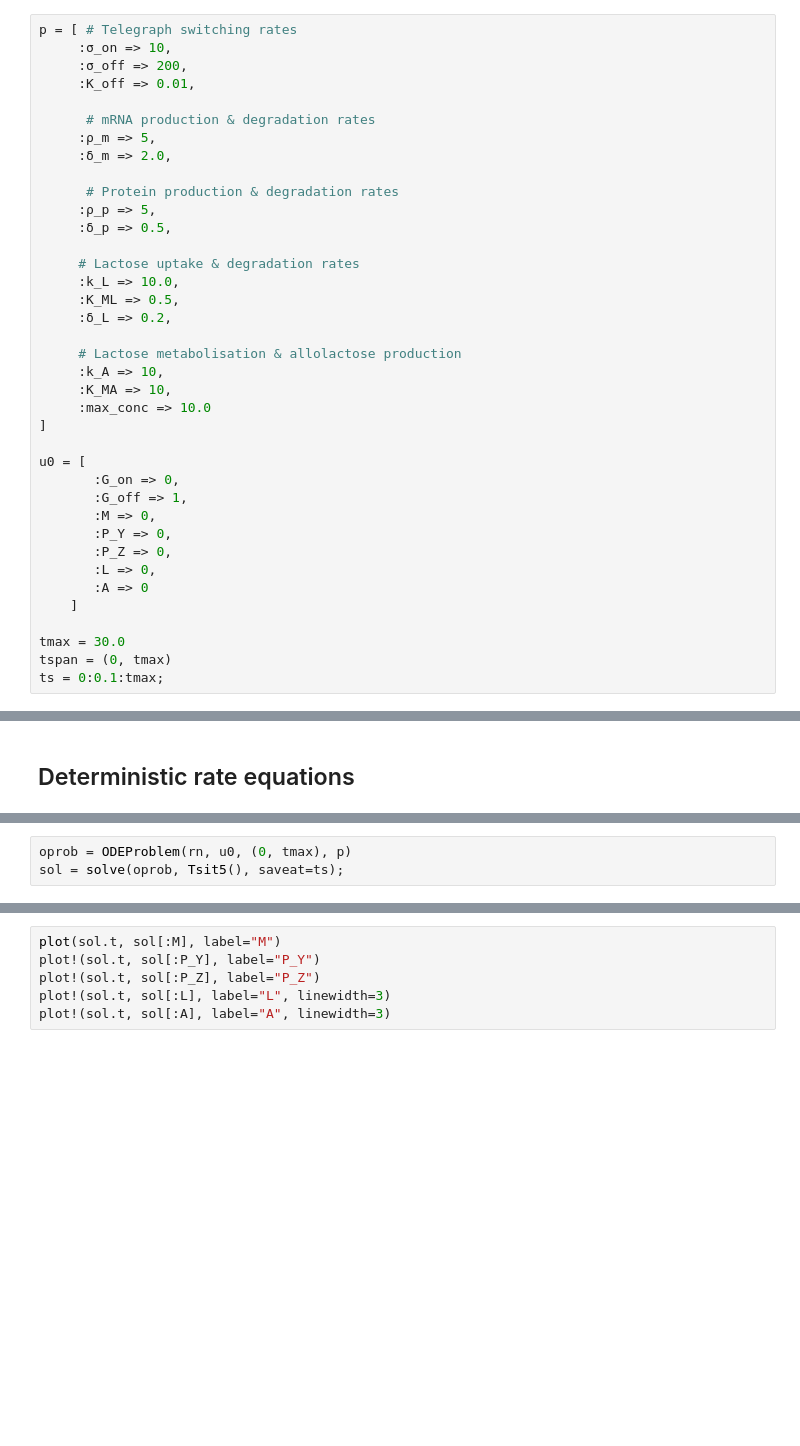
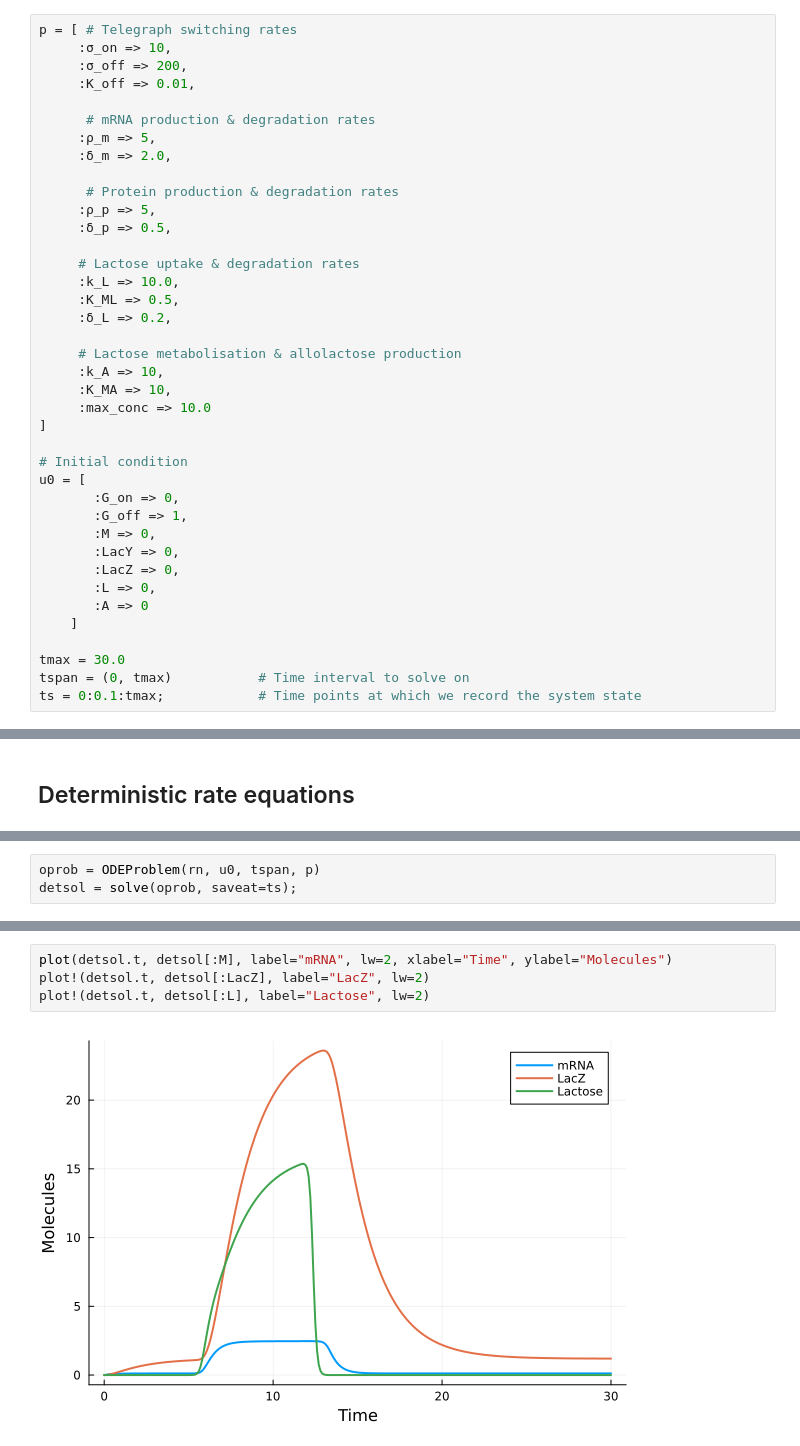
Before and after one commit to leham/StochasticSimulation_Bioinfo_Workshop, a Jupyter notebook: lac_operon.ipynb, the cells around one changed output, grey strips where cells are left out. Cells and saved outputs as stored; diff of their text form; blank space fills up the shorter version.

```diff
--- a/lac_operon.ipynb
+++ b/lac_operon.ipynb
@@ -67,16 +119,17 @@ p = [ # Telegraph switching rates
      :max_conc => 10.0
 ]
 
+# Initial condition
 u0 = [
        :G_on => 0,
        :G_off => 1,
        :M => 0,
-       :P_Y => 0,
-       :P_Z => 0,
+       :LacY => 0,
+       :LacZ => 0,
        :L => 0,
        :A => 0
     ]
 
 tmax = 30.0
-tspan = (0, tmax)
-ts = 0:0.1:tmax;
+tspan = (0, tmax)           # Time interval to solve on
+ts = 0:0.1:tmax;            # Time points at which we record the system state
@@ -94,3 +140,3 @@ ts = 0:0.1:tmax;
 # %%
-oprob = ODEProblem(rn, u0, (0, tmax), p)
-sol = solve(oprob, Tsit5(), saveat=ts);
+oprob = ODEProblem(rn, u0, tspan, p)
+detsol = solve(oprob, saveat=ts);
@@ -97,7 +145,7 @@ sol = solve(oprob, Tsit5(), saveat=ts);
 # %%
-plot(sol.t, sol[:M], label="M")
-plot!(sol.t, sol[:P_Y], label="P_Y")
-plot!(sol.t, sol[:P_Z], label="P_Z")
-plot!(sol.t, sol[:L], label="L", linewidth=3)
-plot!(sol.t, sol[:A], label="A", linewidth=3)
+plot(detsol.t, detsol[:M], label="mRNA", lw=2, xlabel="Time", ylabel="Molecules")
+plot!(detsol.t, detsol[:LacZ], label="LacZ", lw=2)
+plot!(detsol.t, detsol[:L], label="Lactose", lw=2)
+# %% [output]
+[figure, added]
 # %% [markdown]
```
Also changed, not shown: parts of 47 cells of this notebook, 9 other files.
